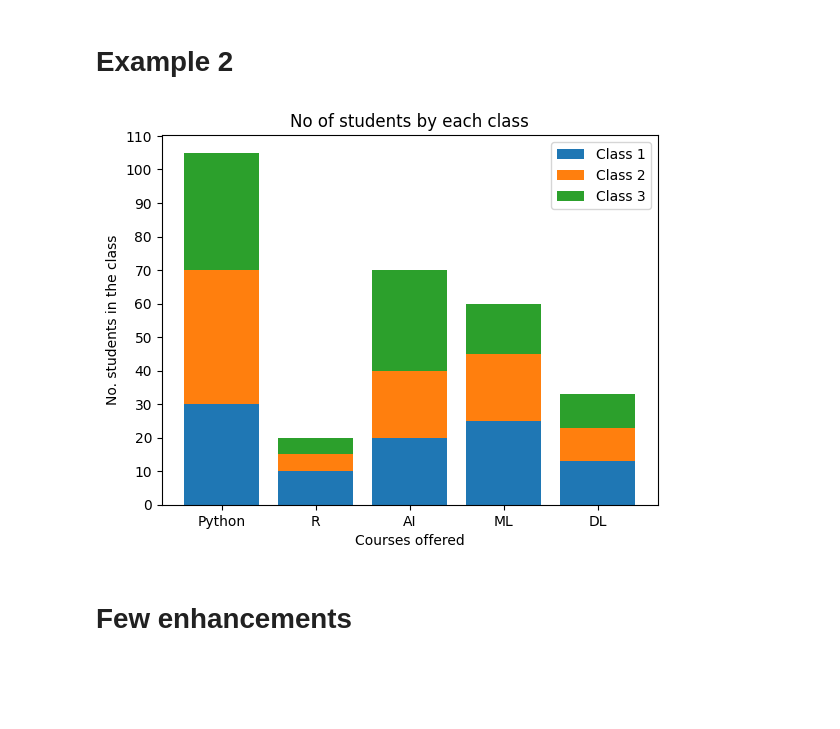
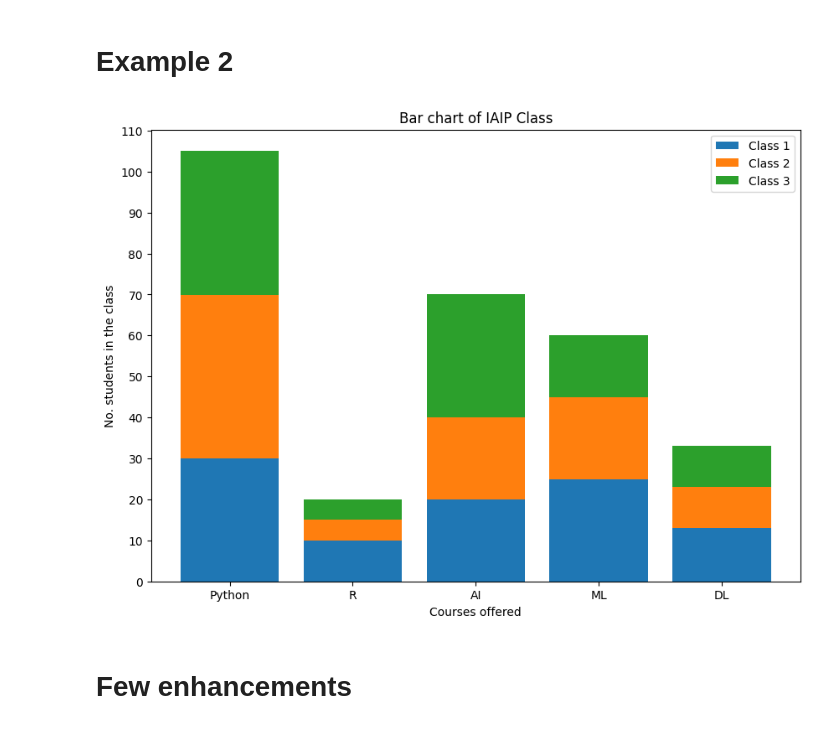
Before and after one commit to BENMEZIAN/Matplotlib-tutorial, a Jupyter notebook: Part_04_Bar_plot_matplotlib.ipynb, the cells around one changed output. Drawn from its saved outputs; the diff is of its cells as text; code cells hidden in the pictures; blank space fills up the shorter version.

```diff
--- a/Part_04_Bar_plot_matplotlib.ipynb
+++ b/Part_04_Bar_plot_matplotlib.ipynb
@@ -215,27 +215,28 @@ plt.show()
 # %%
 import matplotlib.pyplot as plt
 import numpy as np
 
 # Data
 courses = ['Python', 'R', 'AI', 'ML', 'DL']
 class1_students = [30, 10, 20, 25, 13]
 class2_students = [40, 5, 20, 20, 10]
 class3_students = [35, 5, 30, 15, 10]
 
+fig = plt.subplots(figsize=(10, 7))
 # Create the stacked bar plot
 plt.bar(courses, class1_students, label='Class 1')
 plt.bar(courses, class2_students, bottom=class1_students, label='Class 2')
 plt.bar(courses, class3_students, bottom=[i+j for i,j in zip(class1_students, class2_students)], label='Class 3')
 
 plt.xlabel('Courses offered')
 plt.ylabel('No. students in the class')
-plt.title('No of students by each class')
+plt.title('Bar chart of IAIP Class')
 plt.xticks(courses)
 plt.yticks(range(0, 120, 10))
 plt.legend()
 plt.show()
 # %% [output]
-[figure, old version]
+[figure, new version]
 # %% [markdown]
 # Few enhancements
 # %%
```
